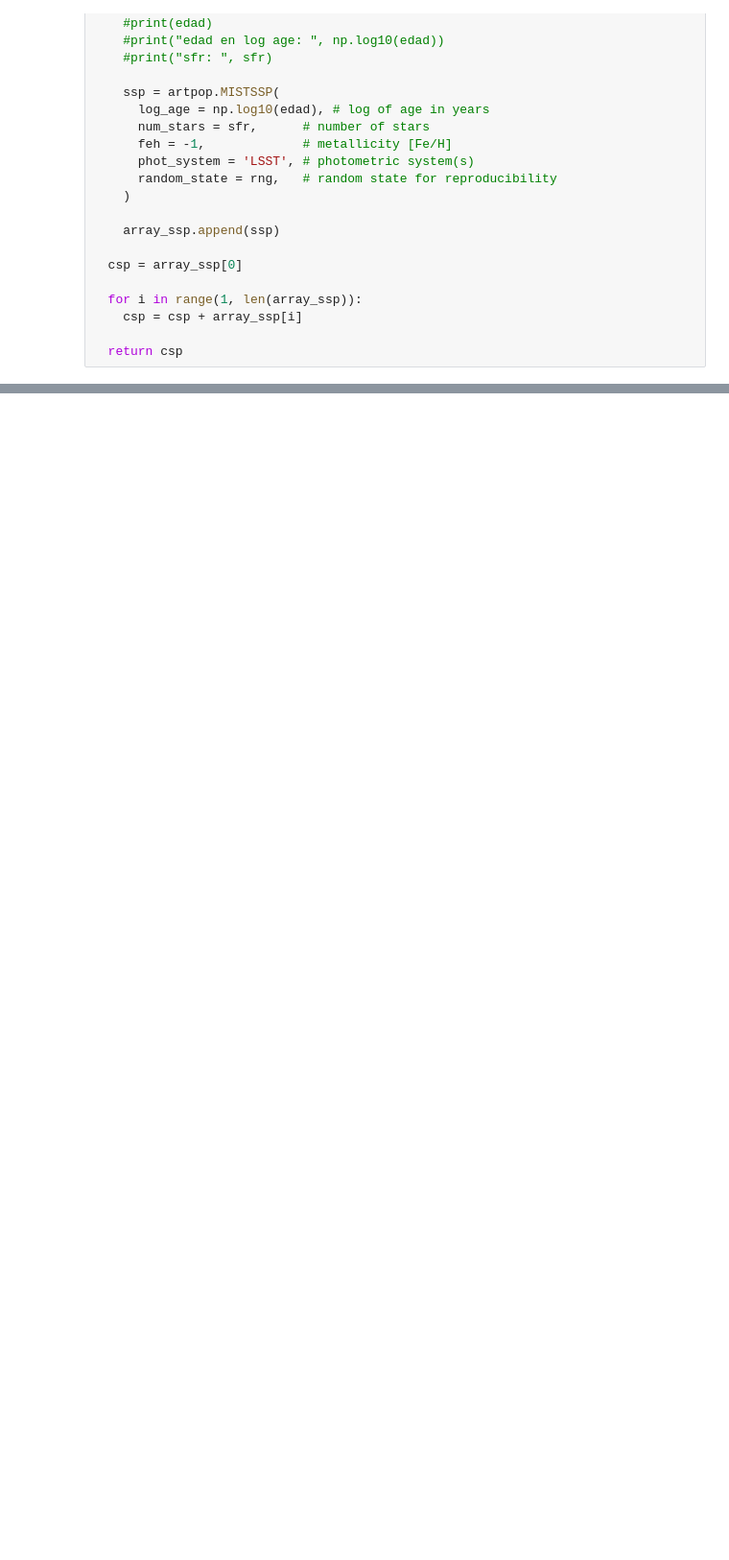
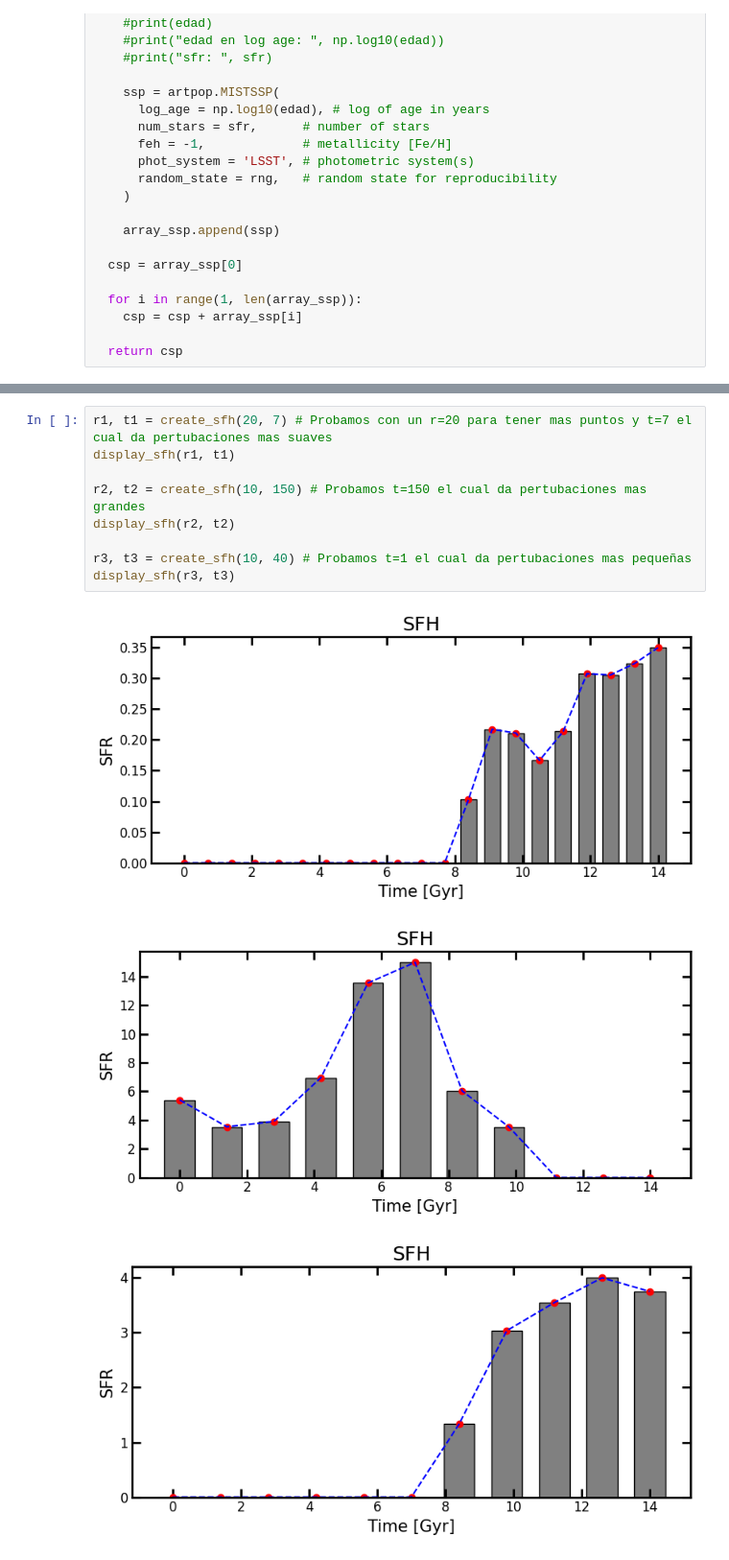
Before and after one commit to azavalac/SFH_dwarf_galaxies, a Jupyter notebook: ProyectoModulo.ipynb, the cells around one changed output, grey strips where cells are left out. Shown at 96% size. Drawn from its saved outputs; the diff is of its cells as text; blank space fills up the shorter version.

```diff
--- a/ProyectoModulo.ipynb
+++ b/ProyectoModulo.ipynb
@@ -69,0 +119,13 @@ def shf_to_csp(r, t):
+# %%
+r1, t1 = create_sfh(20, 7) # Probamos con un r=20 para tener mas puntos y t=7 el cual da pertubaciones mas suaves
+display_sfh(r1, t1)
+
+r2, t2 = create_sfh(10, 150) # Probamos t=150 el cual da pertubaciones mas grandes
+display_sfh(r2, t2)
+
+r3, t3 = create_sfh(10, 40) # Probamos t=1 el cual da pertubaciones mas pequeñas
+display_sfh(r3, t3)
+# %% [output]
+[figure, added]
+[figure, added]
+[figure, added]
```
Also changed, not shown: parts of 29 cells of this notebook.
